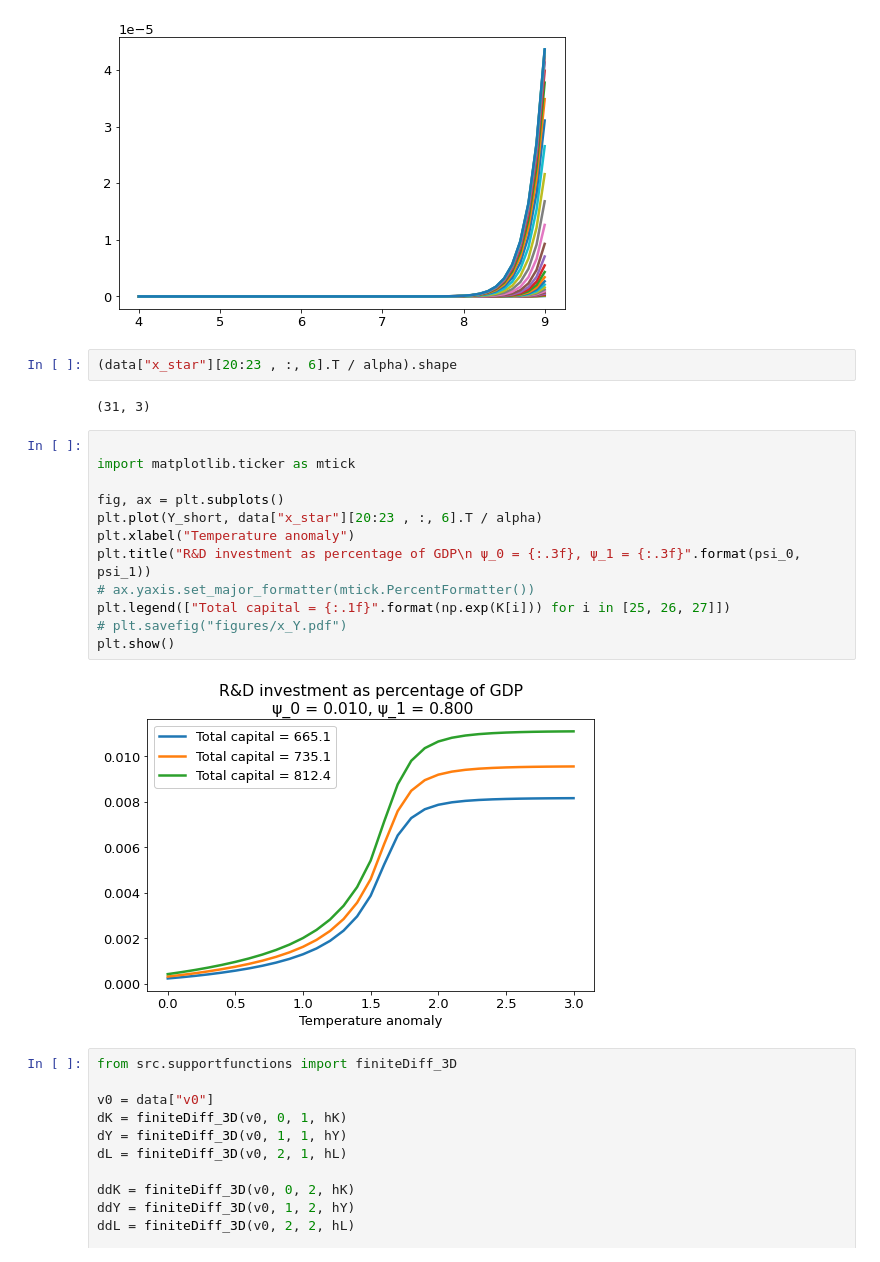
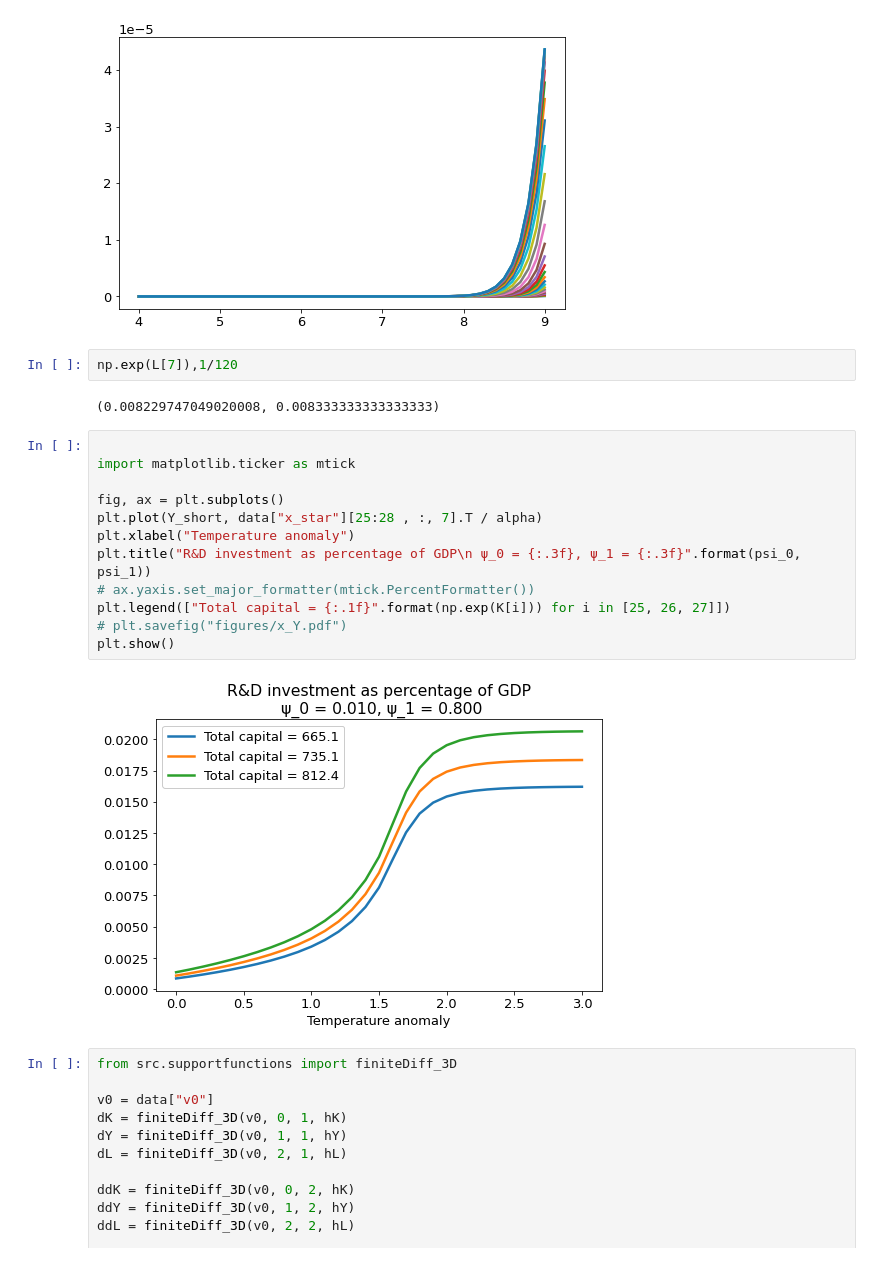
Before and after one commit to binchengecon/TwoCapital, a Jupyter notebook: abatement/Check-Result.ipynb, the cells around one changed output. Drawn from its saved outputs; the diff is of its cells as text.

```diff
--- a/abatement/Check-Result.ipynb
+++ b/abatement/Check-Result.ipynb
@@ -306,24 +306,24 @@ plt.plot(K, data["x_star"][:, :, -5])
 plt.show()
 # %% [output]
 [figure]
-# %%
-(data["x_star"][20:23 , :, 6].T / alpha).shape
-# %% [output]
-(31, 3)
+# %%
+np.exp(L[7]),1/120
+# %% [output]
+(0.008229747049020008, 0.008333333333333333)
 # %%
 
 import matplotlib.ticker as mtick
 
 fig, ax = plt.subplots()
-plt.plot(Y_short, data["x_star"][20:23 , :, 6].T / alpha)
+plt.plot(Y_short, data["x_star"][25:28 , :, 7].T / alpha)
 plt.xlabel("Temperature anomaly")
 plt.title("R&D investment as percentage of GDP\n ψ_0 = {:.3f}, ψ_1 = {:.3f}".format(psi_0, psi_1))
 # ax.yaxis.set_major_formatter(mtick.PercentFormatter())
 plt.legend(["Total capital = {:.1f}".format(np.exp(K[i])) for i in [25, 26, 27]])
 # plt.savefig("figures/x_Y.pdf")
 plt.show()
 # %% [output]
-[figure, old version]
+[figure, new version]
 # %%
 from src.supportfunctions import finiteDiff_3D
 
```
